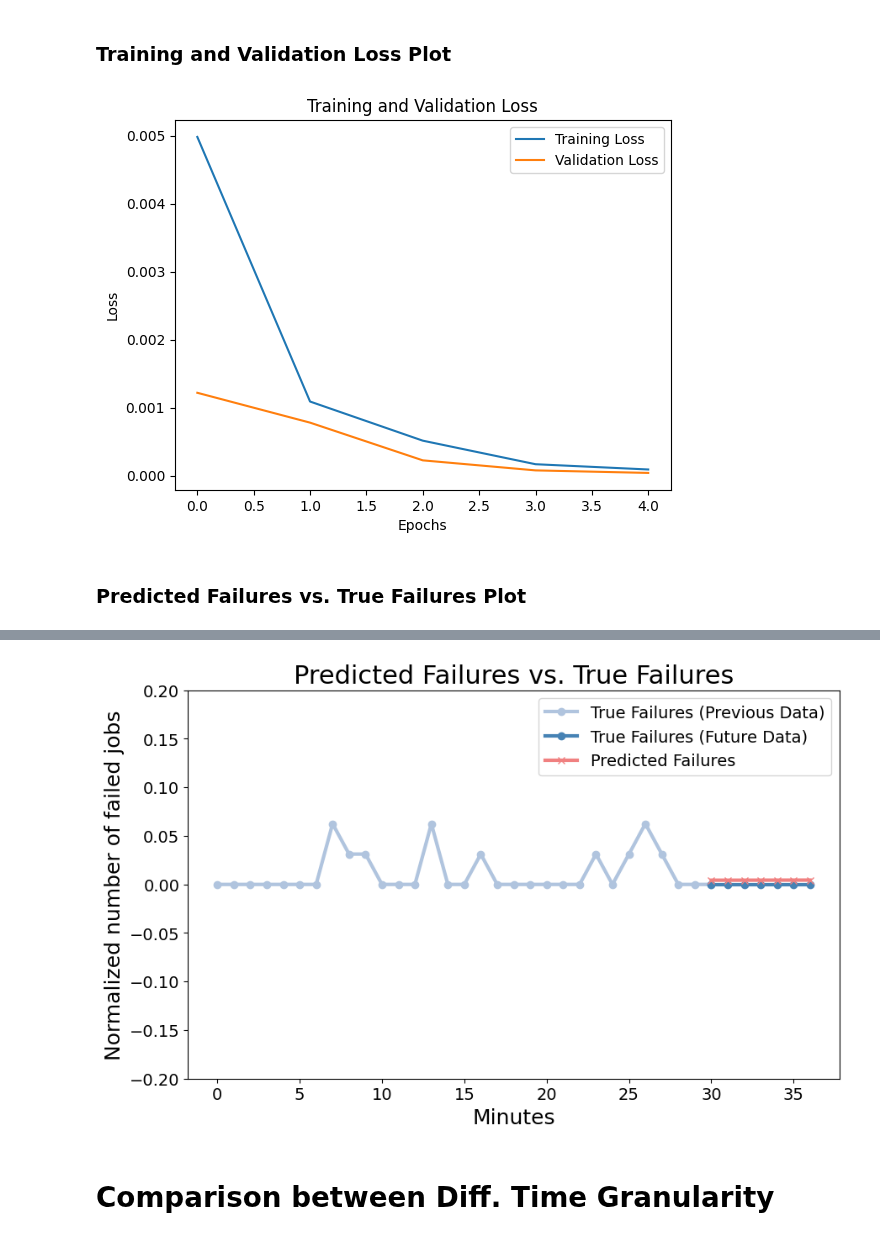
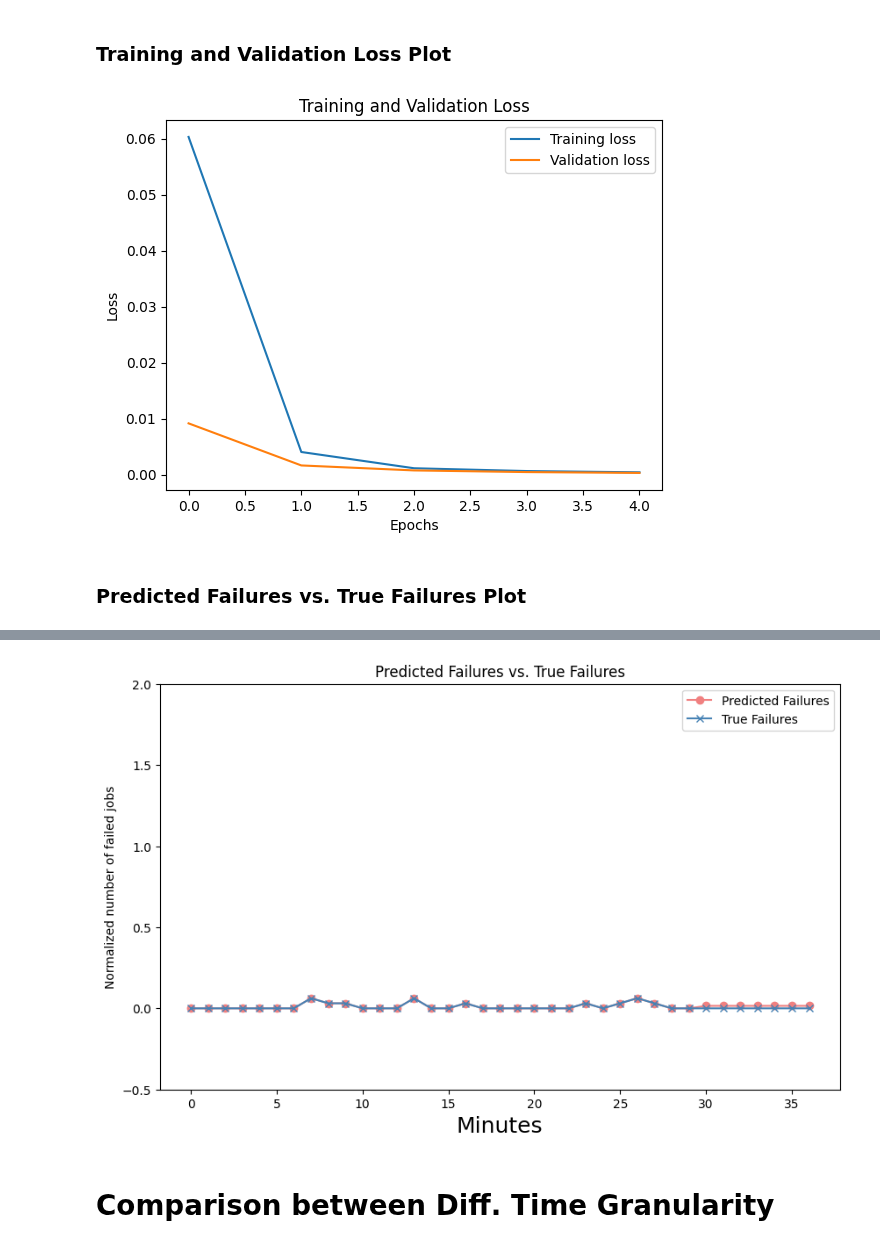
Before and after one commit to yyzangg/honours-programme-project, a Jupyter notebook: job_prediction/LSTM-TCN.ipynb, the cells around one changed output, grey strips where cells are left out. Cells and saved outputs as stored; diff of their text form; code cells hidden in the pictures.

```diff
--- a/job_prediction/LSTM-TCN.ipynb
+++ b/job_prediction/LSTM-TCN.ipynb
@@ -22,8 +22,7 @@ warnings.filterwarnings('ignore')
 file_path = "/home/yizhen/honours-programme-project/job_datasets/job_data.parquet"
 df = pd.read_parquet(file_path)
 # %%
-selected_features = ['timestamp_seconds',
-                     'node_memory_Percpu_bytes',
+selected_features = ['node_memory_Percpu_bytes',
                      'node_context_switches_total',
                      'surfsara_power_usage',
                      'node_netstat_Tcp_InSegs',
@@ -550,15 +549,15 @@ R-squared (R2): 0.9691
 ### Training and Validation Loss Plot
 # %%
 # Plot training and validation loss
-plt.plot(history_min.history['loss'], label='Training Loss')
-plt.plot(history_min.history['val_loss'], label='Validation Loss')
+plt.plot(history_min.history['loss'], label='Training loss')
+plt.plot(history_min.history['val_loss'], label='Validation loss')
 plt.xlabel('Epochs')
 plt.ylabel('Loss')
 plt.title('Training and Validation Loss')
 plt.legend()
 plt.show()
 # %% [output]
-[figure, old version]
+[figure, new version]
 # %% [markdown]
 ### Predicted Failures vs. True Failures Plot
 # %%
@@ -591,26 +590,13 @@ print(f'Mean Absolute Error for Predictions: {mae_predictions:.4f}')
 
 # Plot predicted failures vs. true failures
 plt.figure(figsize=(10, 6))
-# Define line width and font size
-
-# Plotting the first part of the lines with different colors
-# plt.plot(np.arange(len(previous_true_failures_minute)), predicted_failures_with_previous_minute[:sequence_length], color='red', label='Predicted Failures (Previous Data)', marker='o')
-plt.plot(np.arange(len(previous_true_failures_minute) + 1), true_failures_with_previous_minute[:sequence_length + 1], color='lightsteelblue', label='True Failures (Previous Data)', marker='o', linewidth=3)
-
-# Plotting the second part of the lines with different colors, starting where the first parts end
-plt.plot(np.arange(len(previous_true_failures_minute), len(previous_true_failures_minute) + len(true_failures_minute)), true_failures_with_previous_minute[sequence_length:], color='steelblue', label='True Failures (Future Data)', marker='o', linewidth=3)
-plt.plot(np.arange(len(previous_true_failures_minute), len(previous_true_failures_minute) + len(true_failures_minute)), predicted_failures_with_previous_minute[sequence_length:], color='lightcoral', label='Predicted Failures', marker='x', linewidth=3)
-
-# plt.plot(predicted_failures_with_previous_minute, label='Predicted Failures', marker='o')
-# plt.plot(true_failures_with_previous_minute, label='True Failures', marker='x')
-
+plt.plot(predicted_failures_with_previous_minute, label='Predicted Failures', color='lightcoral', marker='o')
+plt.plot(true_failures_with_previous_minute, label='True Failures', color='steelblue', marker='x')
 plt.xlabel('Minutes', fontsize=18)
-plt.ylabel('Normalized number of failed jobs', fontsize=18)
-plt.title('Predicted Failures vs. True Failures', fontsize=22)
-plt.legend(fontsize=14)
-plt.xticks(fontsize=14)
-plt.yticks(fontsize=14)
-plt.ylim(-0.2, 0.2)
+plt.ylabel('Normalized number of failed jobs')
+plt.title('Predicted Failures vs. True Failures')
+plt.legend()
+plt.ylim(-0.5, 2)
 plt.grid(False)
 plt.show()
 # %% [output]
@@ -630,4 +616,4 @@ Mean Absolute Error for Predictions: 0.0044
-[figure, old version]
+[figure, new version]
 # %% [markdown]
 # Comparison between Diff. Time Granularity
 # %%
```
Also changed, not shown: parts of 18 cells of this notebook, 3 other files.
